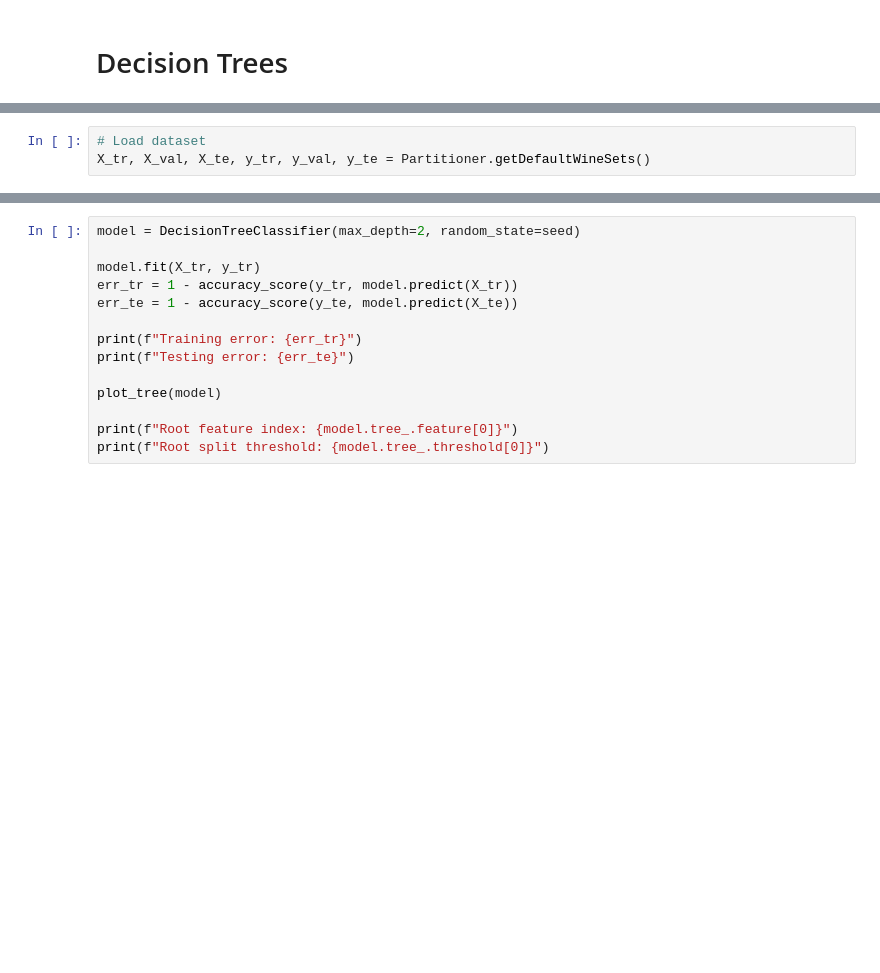
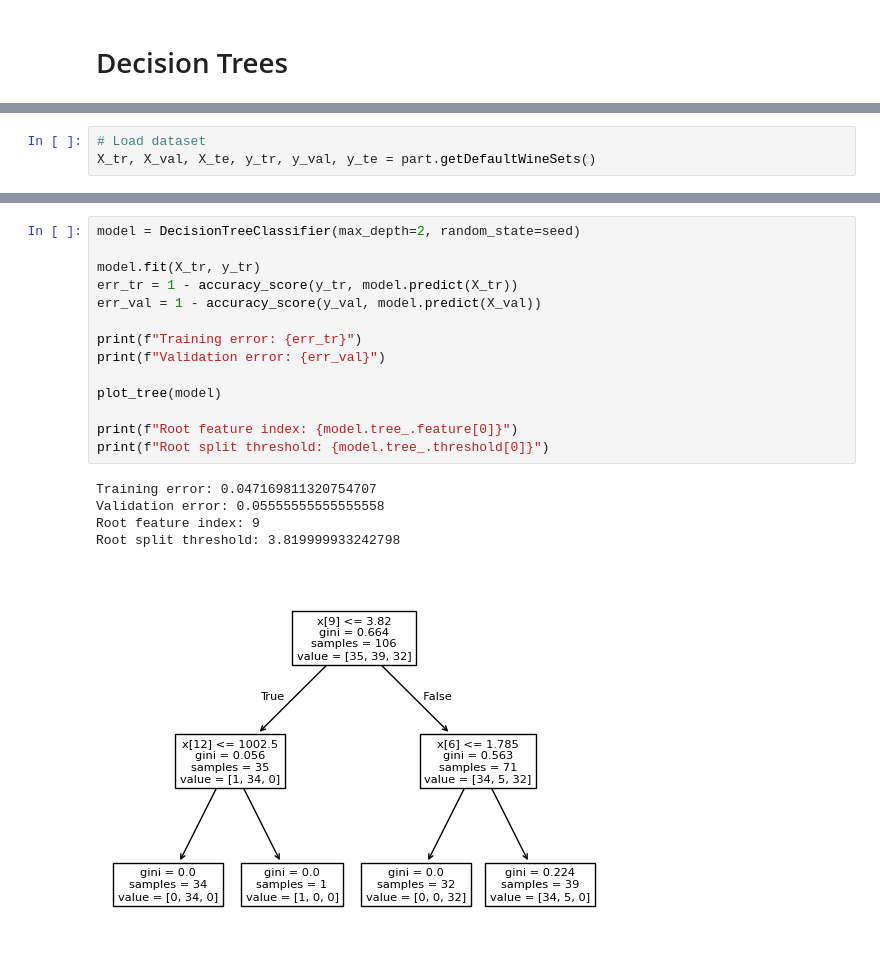
Before and after one commit to nreualuhs/178-Group-Project, a Jupyter notebook: DecisionTree.ipynb, the cells around one changed output, grey strips where cells are left out. Saved outputs shown, nothing was run; the diff lists cells and outputs as text; blank space fills up the shorter version.

Commit message:
Fixed Partitioner

```diff
--- a/DecisionTree.ipynb
+++ b/DecisionTree.ipynb
@@ -19,4 +21,4 @@ seed = 1234
 np.random.seed(seed)
 # %%
 # Load dataset
-X_tr, X_val, X_te, y_tr, y_val, y_te = Partitioner.getDefaultWineSets()
+X_tr, X_val, X_te, y_tr, y_val, y_te = part.getDefaultWineSets()
@@ -23,17 +39,23 @@ X_tr, X_val, X_te, y_tr, y_val, y_te = Partitioner.getDefaultWineSets()
 # %%
 model = DecisionTreeClassifier(max_depth=2, random_state=seed)
 
 model.fit(X_tr, y_tr)
 err_tr = 1 - accuracy_score(y_tr, model.predict(X_tr))
-err_te = 1 - accuracy_score(y_te, model.predict(X_te))
+err_val = 1 - accuracy_score(y_val, model.predict(X_val))
 
 print(f"Training error: {err_tr}")
-print(f"Testing error: {err_te}")
+print(f"Validation error: {err_val}")
 
 plot_tree(model)
 
 print(f"Root feature index: {model.tree_.feature[0]}")
 print(f"Root split threshold: {model.tree_.threshold[0]}")
+# %% [output]
+Training error: 0.047169811320754707
+Validation error: 0.05555555555555558
+Root feature index: 9
+Root split threshold: 3.819999933242798
+[figure, added]
 # %%
 _, axes = plt.subplots(1, figsize=(8, 6))
 
```
Also changed, not shown: parts of 5 cells of this notebook, 1 other file.
